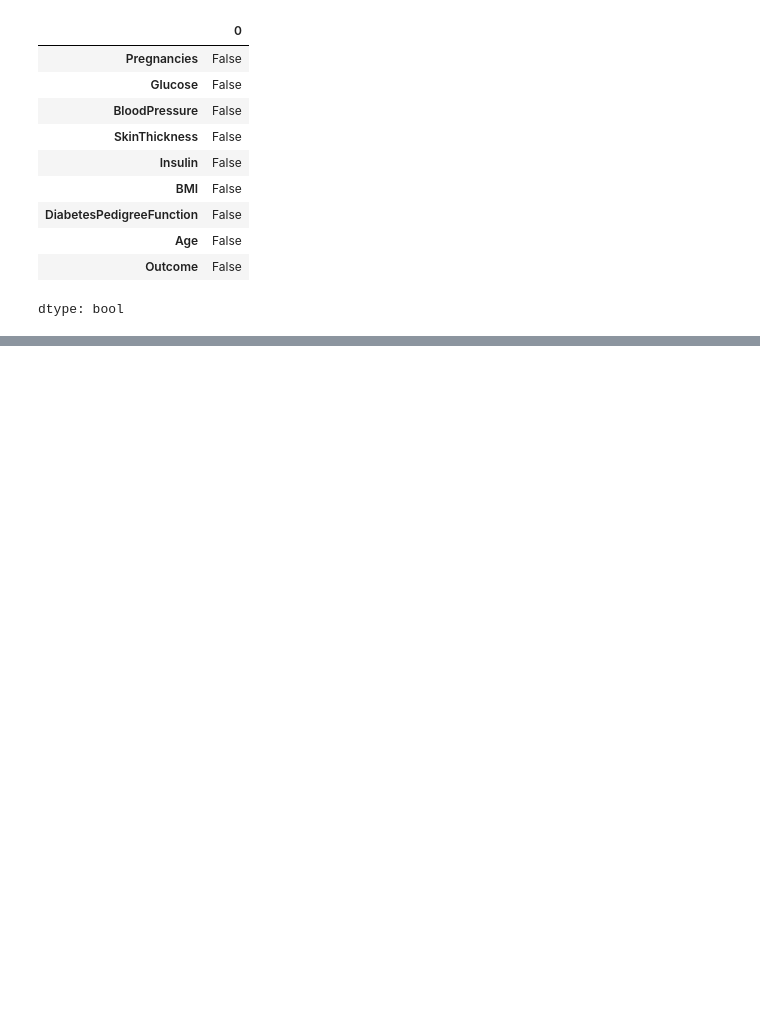
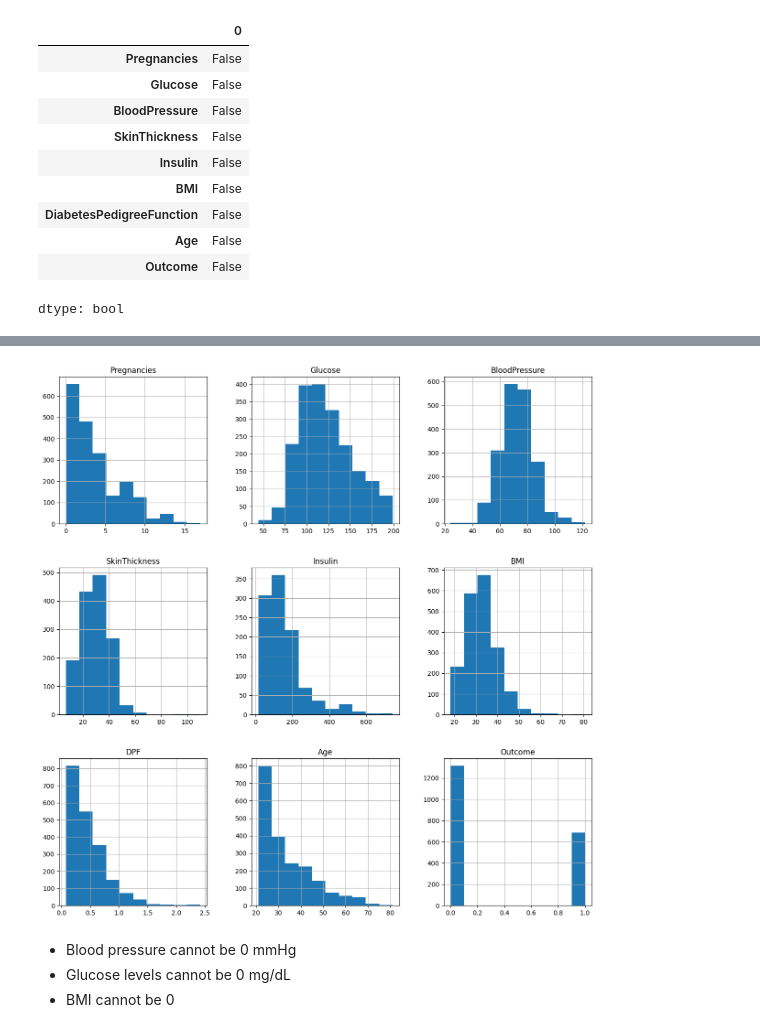
Before and after one commit to nithinbadicodes/AI-ML-Projects, a Jupyter notebook: Diabetes_prediction.ipynb, the cells around one changed output, grey strips where cells are left out. Saved outputs shown, nothing was run; the diff lists cells and outputs as text; code cells hidden in the pictures; blank space fills up the shorter version.

```diff
--- a/Diabetes_prediction.ipynb
+++ b/Diabetes_prediction.ipynb
@@ -56,0 +94,4 @@ dtype: bool
+# %%
+df_copy = df.copy(deep=True)
+df_copy[['Glucose','BloodPressure','SkinThickness','Insulin','BMI','Age']] = df_copy[['Glucose','BloodPressure','SkinThickness','Insulin','BMI','Age']].replace(0,np.nan)
+df_copy.isnull().sum()
@@ -56,0 +110,9 @@ dtype: bool
+# %%
+# Plotting histogram of dataset before replacing NaN values
+p = df_copy.hist(figsize = (15,15))
+# %% [output]
+[figure, added]
+# %% [markdown]
+* Blood pressure cannot be 0 mmHg
+* Glucose levels cannot be 0 mg/dL
+* BMI cannot be 0
```
Also changed, not shown: parts of 9 cells of this notebook.
